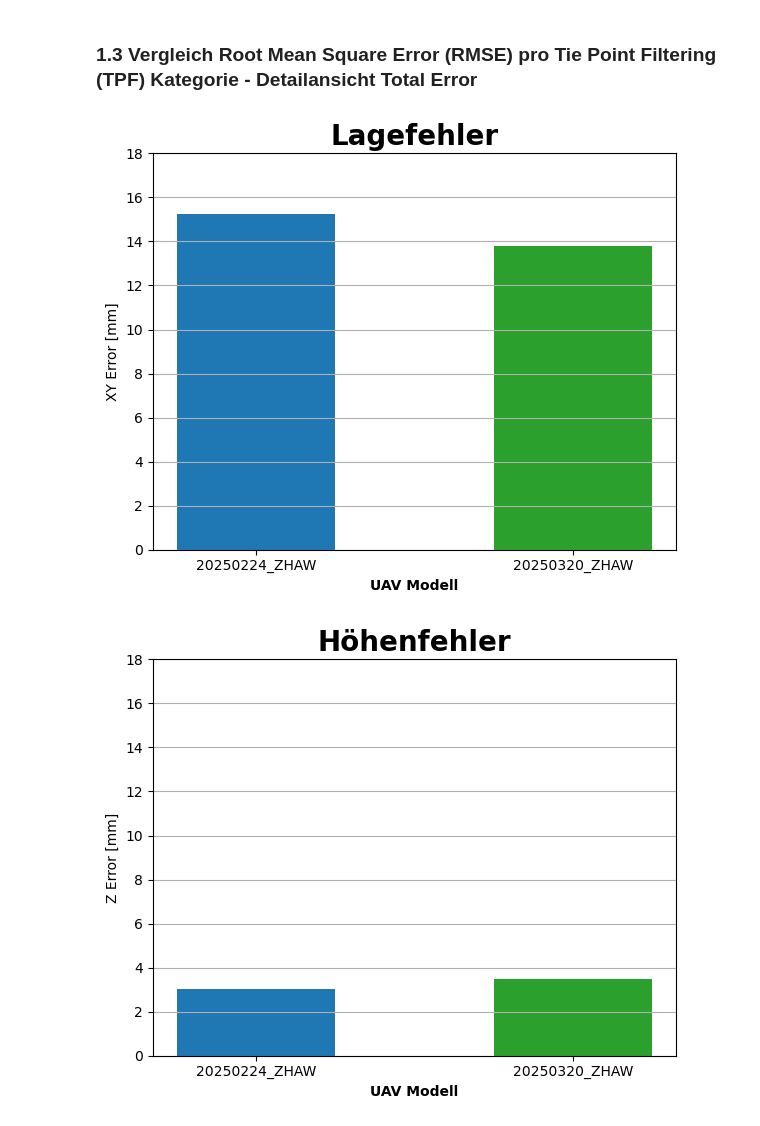
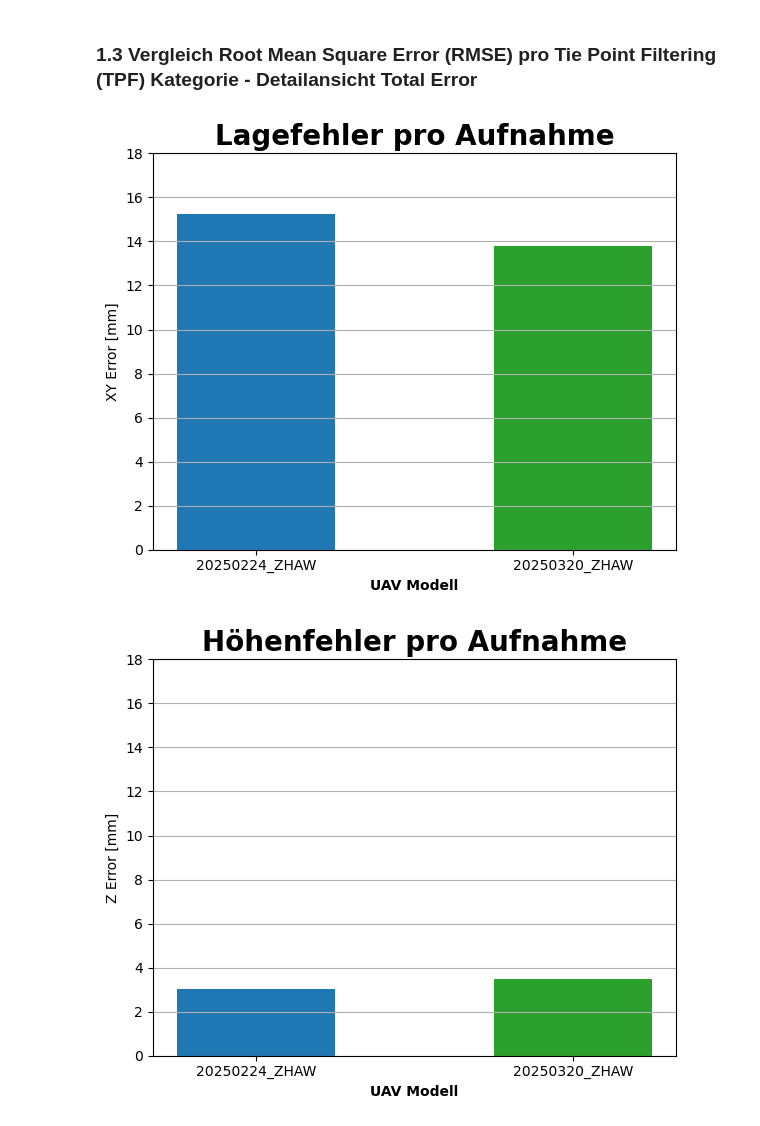
Before and after one commit to naamp/BTh11_Trieblaengenwachstum, a Jupyter notebook: 09_CraneCam_ZHAW_Comparison/09_A_CraneCam_ZHAW_Comparison_RMSE.ipynb, the cells around one changed output. Saved outputs shown, nothing was run; the diff lists cells and outputs as text; code cells hidden in the pictures.

```diff
--- a/09_CraneCam_ZHAW_Comparison/09_A_CraneCam_ZHAW_Comparison_RMSE.ipynb
+++ b/09_CraneCam_ZHAW_Comparison/09_A_CraneCam_ZHAW_Comparison_RMSE.ipynb
@@ -70,10 +70,10 @@ csv_file["Aufnahme_ID"] = pd.Categorical(
 
 # Definition der Attribute: (Spaltenname, Plot-Titel, y-Achsen-Beschriftung, y-Achsen-Limit)
 attributes = [
-    ("Control Points XY error [mm]", "Lagefehler", "XY Error [mm]", (0, 18)),
-    ("Control Points Z error [mm]", "Höhenfehler", "Z Error [mm]", (0, 18)),
-    ("Control Points Total RMSE [mm]", "3D-Lagefehler", "Total RMSE [mm]", (0, 18)),
-    ("Control Points Total RMSE [pix]", "Pixelfehler", "Total RMSE [pix]", (0, 0.3)),
+    ("Control Points XY error [mm]", "Lagefehler pro Aufnahme", "XY Error [mm]", (0, 18)),
+    ("Control Points Z error [mm]", "Höhenfehler pro Aufnahme", "Z Error [mm]", (0, 18)),
+    ("Control Points Total RMSE [mm]", "3D-Lagefehler pro Aufnahme", "Total RMSE [mm]", (0, 18)),
+    ("Control Points Total RMSE [pix]", "Pixelfehler pro Aufnahme", "Total RMSE [pix]", (0, 0.3)),
 ]
 
 # Farbzuweisung für Aufnahme_ID
@@ -118,36 +118,36 @@ csv_file["Aufnahme_ID"] = pd.Categorical(
 
 # Definition der Attribute: (Spaltenname, Plot-Titel, y-Achsen-Beschriftung, y-Achsen-Limit)
 attributes = [
-    ("Control Points XY error [mm]", "Lagefehler", "XY Error [mm]", (0, 18)),
-    ("Control Points Z error [mm]", "Höhenfehler", "Z Error [mm]", (0, 18)),
-    ("Control Points Total RMSE [mm]", "3D-Lagefehler", "Total RMSE [mm]", (0, 18)),
-    ("Control Points Total RMSE [pix]", "Pixelfehler", "Total RMSE [pix]", (0, 0.3)),
+    ("Control Points XY error [mm]", "Lagefehler pro Aufnahme", "XY Error [mm]", (0, 18)),
+    ("Control Points Z error [mm]", "Höhenfehler pro Aufnahme", "Z Error [mm]", (0, 18)),
+    ("Control Points Total RMSE [mm]", "3D-Lagefehler pro Aufnahme", "Total RMSE [mm]", (0, 18)),
+    ("Control Points Total RMSE [pix]", "Pixelfehler pro Aufnahme", "Total RMSE [pix]", (0, 0.3)),
 ]
 
 # Farbzuweisung für Aufnahme_ID
 aufnahme_colors = {
     "20250224_ZHAW": "#1f77b4",    # Blau
     "20250320_ZHAW": "#2ca02c",    # Grün
 }
 
 # Erstelle für jedes Attribut einen eigenen Detailplot
 for attr, title, ylabel, ylim in attributes:
     fig, ax = plt.subplots(figsize=(6, 5))
 
     # Für jede UAV-ID wird ein Balken gezeichnet
     for aufnahme_id in csv_file["Aufnahme_ID"].cat.categories:
         # Extrahiere den Wert für das jeweilige Attribut
         value = csv_file[csv_file["Aufnahme_ID"] == aufnahme_id][attr].values[0]
         ax.bar(aufnahme_id, value, color=aufnahme_colors[aufnahme_id], width=0.5)
 
     ax.set_title(title, fontsize=20, fontweight="bold")
     ax.set_ylabel(ylabel)
     ax.set_xlabel("UAV Modell", fontweight= "bold")
     ax.set_ylim(ylim)
     ax.grid(True, axis="y")
 
     plt.tight_layout()
     plt.show()
 # %% [output]
-[figure, old version]
+[figure, new version]
-[figure, old version]
+[figure, new version]
```
Also changed, not shown: parts of 3 cells of this notebook, 9 other files.
